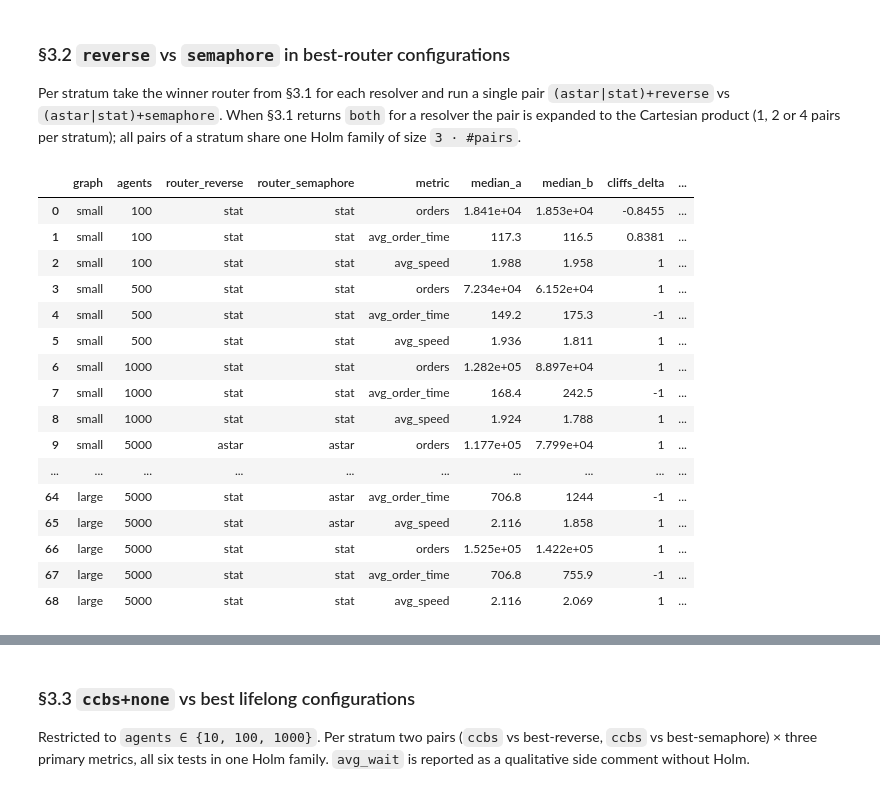
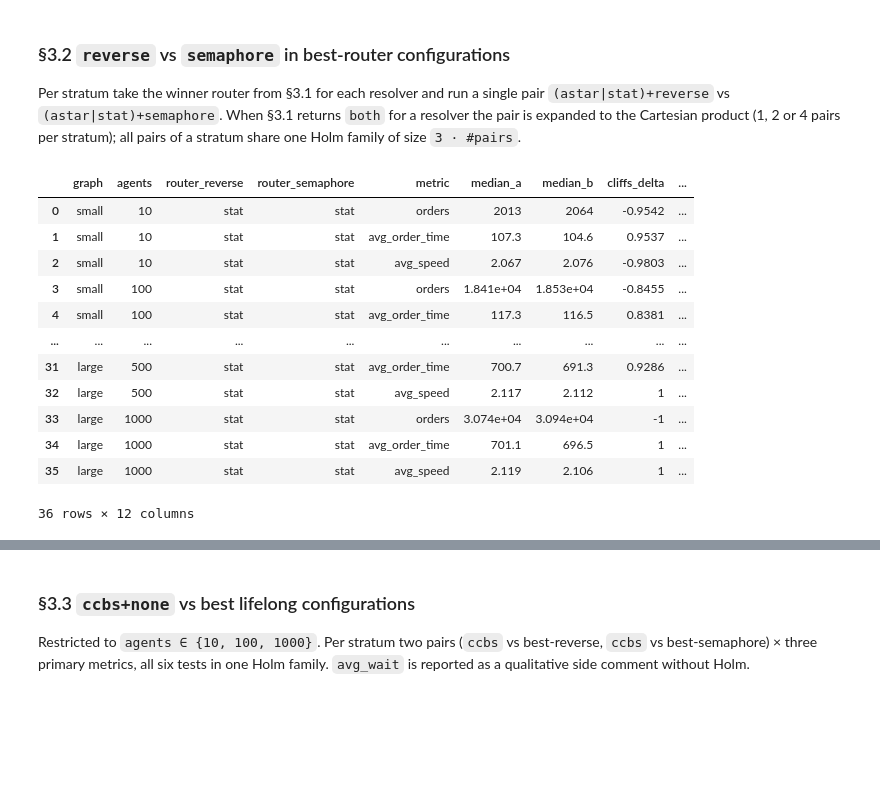
Before and after one commit to iktovr/master-diploma, a Jupyter notebook: src/demo/report.ipynb, the cells around one changed output, grey strips where cells are left out. Drawn from its saved outputs; the diff is of its cells as text; code cells hidden in the pictures; blank space fills up the shorter version.

```diff
--- a/src/demo/report.ipynb
+++ b/src/demo/report.ipynb
@@ -305,7 +209,6 @@ primary metrics. Holm correction over K=3 per row. Voting rule:
 - all three negligible → `both` (§3.2 will expand to a Cartesian product).
 # %%
 def _vote_winner(row, a_label, b_label) -> str:
-    """Decide per-metric winner from a compare_pair row + Holm."""
     if not row['significant'] or row['effect'] == 'negligible':
         return 'tie'
     higher_better = HIGHER_IS_BETTER[row['metric']]
@@ -408,0 +307,31 @@ winner_router[semaphore]:
+# %%
+# §3.1 explicit winner matrices: per resolver, per metric — and overall.
+table_31_full = pd.concat(rows_31, ignore_index=True)
+
+
+def _winner_label_31(row):
+    if not row['significant'] or row['effect'] == 'negligible':
+        return 'tie'
+    higher_better = HIGHER_IS_BETTER[row['metric']]
+    a_better = row['cliffs_delta'] > 0 if higher_better else row['cliffs_delta'] < 0
+    return 'astar' if a_better else 'stat'
+
+
+table_31_full['winner_metric'] = table_31_full.apply(_winner_label_31, axis=1)
+
+for resolver in ('reverse', 'semaphore'):
+    sub = table_31_full[table_31_full['resolver'] == resolver]
+    print(f'\n=== resolver = {resolver} ===')
+    for metric in PRIMARY_METRICS:
+        mat = (sub[sub['metric'] == metric]
+               .pivot(index='graph', columns='agents', values='winner_metric')
+               .reindex(index=GRAPH_ORDER, columns=AGENTS_ORDER))
+        print(f'winner router by {metric}:')
+        display(mat)
+    # Overall (majority vote) matrix.
+    overall = pd.DataFrame(index=GRAPH_ORDER, columns=AGENTS_ORDER, dtype=object)
+    for (r, g, a), w in winner_router.items():
+        if r == resolver:
+            overall.loc[g, a] = w
+    print('overall winner (majority vote, 3 metrics):')
+    display(overall)
@@ -416,14 +384,15 @@ product (1, 2 or 4 pairs per stratum); all pairs of a stratum share one
 Holm family of size `3 · #pairs`.
 # %%
 def _routers_for(resolver, graph, agents):
-    w = winner_router.get((resolver, graph, agents))
-    if w == 'both':
-        return ['astar', 'stat']
-    return [w] if w else []
+    return ['stat']
+    # w = winner_router.get((resolver, graph, agents))
+    # if w == 'both':
+    #     return ['astar', 'stat']
+    # return [w] if w else []
 
 
 rows_32 = []
-summary_32 = []  # one row per stratum: orders winner + |delta|
+summary_32 = []
 for graph in GRAPH_ORDER:
     for agents in AGENTS_ORDER:
         rev_routers = _routers_for('reverse', graph, agents)
@@ -455,52 +424,46 @@ for graph in GRAPH_ORDER:
         df['significant'] = reject
         df['vote'] = df.apply(lambda r: _vote_winner(r, 'reverse', 'semaphore'), axis=1)
         rows_32.append(df)
-        # Stratum summary: MAJORITY VOTE across ALL primary metrics.
-        # Each (metric, expanded-pair) cell contributes one vote.
         votes = df['vote'].tolist()
         counts = {'reverse': votes.count('reverse'),
                   'semaphore': votes.count('semaphore'),
                   'tie': votes.count('tie')}
         if counts['reverse'] > counts['semaphore'] and counts['reverse'] > counts['tie']:
             winner = 'reverse'
         elif counts['semaphore'] > counts['reverse'] and counts['semaphore'] > counts['tie']:
             winner = 'semaphore'
         elif counts['reverse'] == counts['semaphore'] and counts['reverse'] > 0:
             winner = 'mixed'
         else:
             winner = 'tie'
         summary_32.append({
             'graph': graph, 'agents': agents,
             'winner': winner,
             'votes_reverse': counts['reverse'],
             'votes_semaphore': counts['semaphore'],
             'votes_tie': counts['tie'],
             'votes_total': len(votes),
             'abs_delta_median': float(df['cliffs_delta'].abs().median()),
             'n_pairs': int(len(df[df['metric'] == 'orders'])),
         })
 
 table_32 = pd.concat(rows_32, ignore_index=True)[
     ['graph', 'agents', 'router_reverse', 'router_semaphore', 'metric',
      'median_a', 'median_b', 'cliffs_delta', 'effect',
      'p_holm', 'significant', 'vote']
 ]
 table_32
 # %% [output]
 |  | graph | agents | router_reverse | router_semaphore | metric | median_a | median_b | cliffs_delta | ... |
-| 0 | small | 100 | stat | stat | orders | 1.841e+04 | 1.853e+04 | -0.8455 | ... |
-| 1 | small | 100 | stat | stat | avg_order_time | 117.3 | 116.5 | 0.8381 | ... |
-| 2 | small | 100 | stat | stat | avg_speed | 1.988 | 1.958 | 1 | ... |
-| 3 | small | 500 | stat | stat | orders | 7.234e+04 | 6.152e+04 | 1 | ... |
-| 4 | small | 500 | stat | stat | avg_order_time | 149.2 | 175.3 | -1 | ... |
-| 5 | small | 500 | stat | stat | avg_speed | 1.936 | 1.811 | 1 | ... |
-| 6 | small | 1000 | stat | stat | orders | 1.282e+05 | 8.897e+04 | 1 | ... |
-| 7 | small | 1000 | stat | stat | avg_order_time | 168.4 | 242.5 | -1 | ... |
-| 8 | small | 1000 | stat | stat | avg_speed | 1.924 | 1.788 | 1 | ... |
-| 9 | small | 5000 | astar | astar | orders | 1.177e+05 | 7.799e+04 | 1 | ... |
+| 0 | small | 10 | stat | stat | orders | 2013 | 2064 | -0.9542 | ... |
+| 1 | small | 10 | stat | stat | avg_order_time | 107.3 | 104.6 | 0.9537 | ... |
+| 2 | small | 10 | stat | stat | avg_speed | 2.067 | 2.076 | -0.9803 | ... |
+| 3 | small | 100 | stat | stat | orders | 1.841e+04 | 1.853e+04 | -0.8455 | ... |
+| 4 | small | 100 | stat | stat | avg_order_time | 117.3 | 116.5 | 0.8381 | ... |
 | ... | ... | ... | ... | ... | ... | ... | ... | ... | ... |
-| 64 | large | 5000 | stat | astar | avg_order_time | 706.8 | 1244 | -1 | ... |
-| 65 | large | 5000 | stat | astar | avg_speed | 2.116 | 1.858 | 1 | ... |
-| 66 | large | 5000 | stat | stat | orders | 1.525e+05 | 1.422e+05 | 1 | ... |
-| 67 | large | 5000 | stat | stat | avg_order_time | 706.8 | 755.9 | -1 | ... |
-| 68 | large | 5000 | stat | stat | avg_speed | 2.116 | 2.069 | 1 | ... |
+| 31 | large | 500 | stat | stat | avg_order_time | 700.7 | 691.3 | 0.9286 | ... |
+| 32 | large | 500 | stat | stat | avg_speed | 2.117 | 2.112 | 1 | ... |
+| 33 | large | 1000 | stat | stat | orders | 3.074e+04 | 3.094e+04 | -1 | ... |
+| 34 | large | 1000 | stat | stat | avg_order_time | 701.1 | 696.5 | 1 | ... |
+| 35 | large | 1000 | stat | stat | avg_speed | 2.119 | 2.106 | 1 | ... |
+36 rows × 12 columns
```
Also changed, not shown: parts of 28 cells of this notebook, 22 other files.
